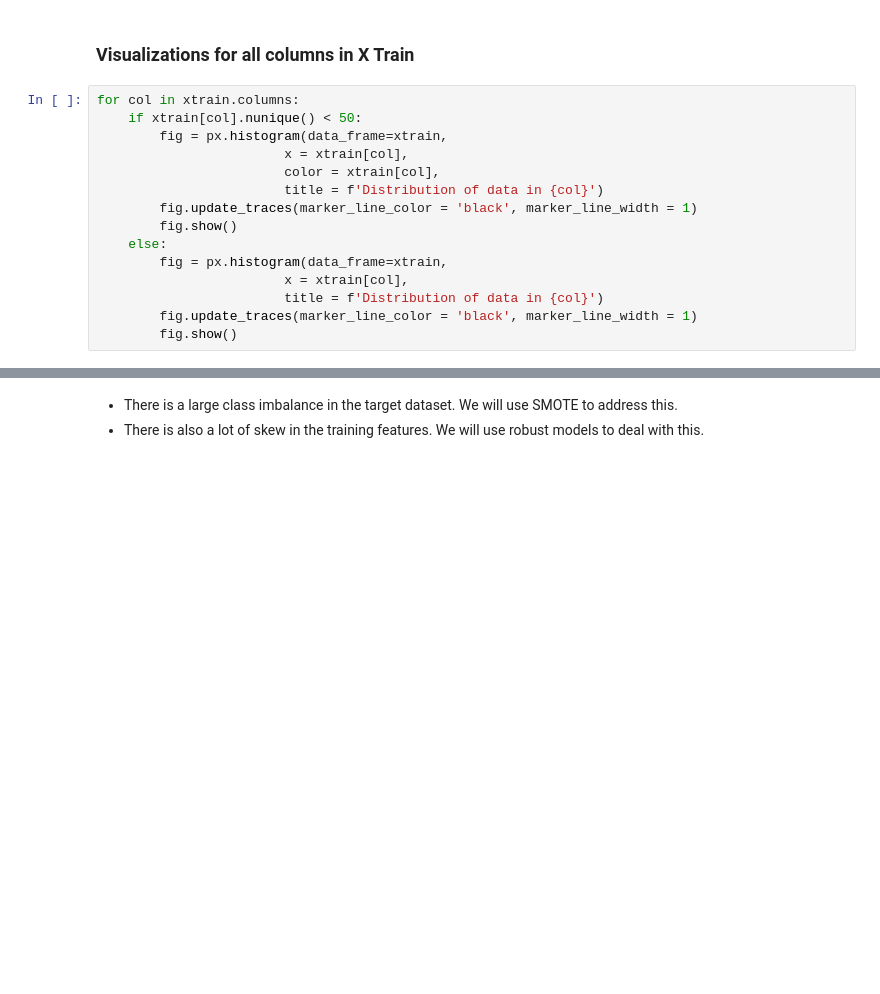
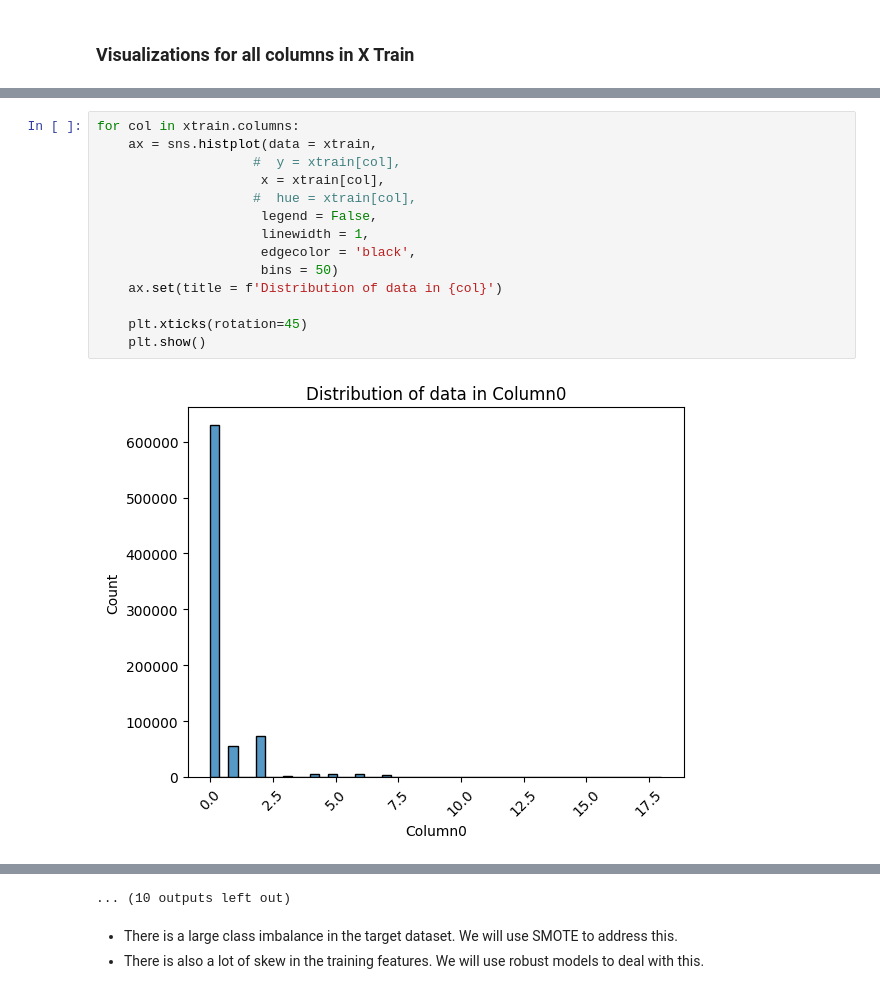
Before and after one commit to S84v/gst-analytics-hackathon, a Jupyter notebook: main.ipynb, the cells around one changed output, grey strips where cells are left out. Cells and saved outputs as stored; diff of their text form; blank space fills up the shorter version.

```diff
--- a/main.ipynb
+++ b/main.ipynb
@@ -190,17 +195,2 @@ Values in the target variable => 0: 711100, 1: 74033
 # %% [markdown]
 ### Visualizations for all columns in X Train
-# %%
-for col in xtrain.columns:
-    if xtrain[col].nunique() < 50:
-        fig = px.histogram(data_frame=xtrain,
-                        x = xtrain[col],
-                        color = xtrain[col],
-                        title = f'Distribution of data in {col}')
-        fig.update_traces(marker_line_color = 'black', marker_line_width = 1)
-        fig.show()
-    else:
-        fig = px.histogram(data_frame=xtrain,
-                        x = xtrain[col],
-                        title = f'Distribution of data in {col}')
-        fig.update_traces(marker_line_color = 'black', marker_line_width = 1)
-        fig.show()
@@ -220,0 +197,16 @@ for col in xtrain.columns:
+# %%
+for col in xtrain.columns:
+    ax = sns.histplot(data = xtrain,
+                    #  y = xtrain[col],
+                     x = xtrain[col],
+                    #  hue = xtrain[col],
+                     legend = False,
+                     linewidth = 1,
+                     edgecolor = 'black',
+                     bins = 50)
+    ax.set(title = f'Distribution of data in {col}')
+
+    plt.xticks(rotation=45)
+    plt.show()
+# %% [output]
+[figure, added]
@@ -221,3 +224,4 @@ for col in xtrain.columns:
+... (10 outputs left out)
 # %% [markdown]
 - There is a large class imbalance in the target dataset. We will use SMOTE to address this.
 - There is also a lot of skew in the training features. We will use robust models to deal with this.
```
Also changed, not shown: parts of 7 cells of this notebook.
